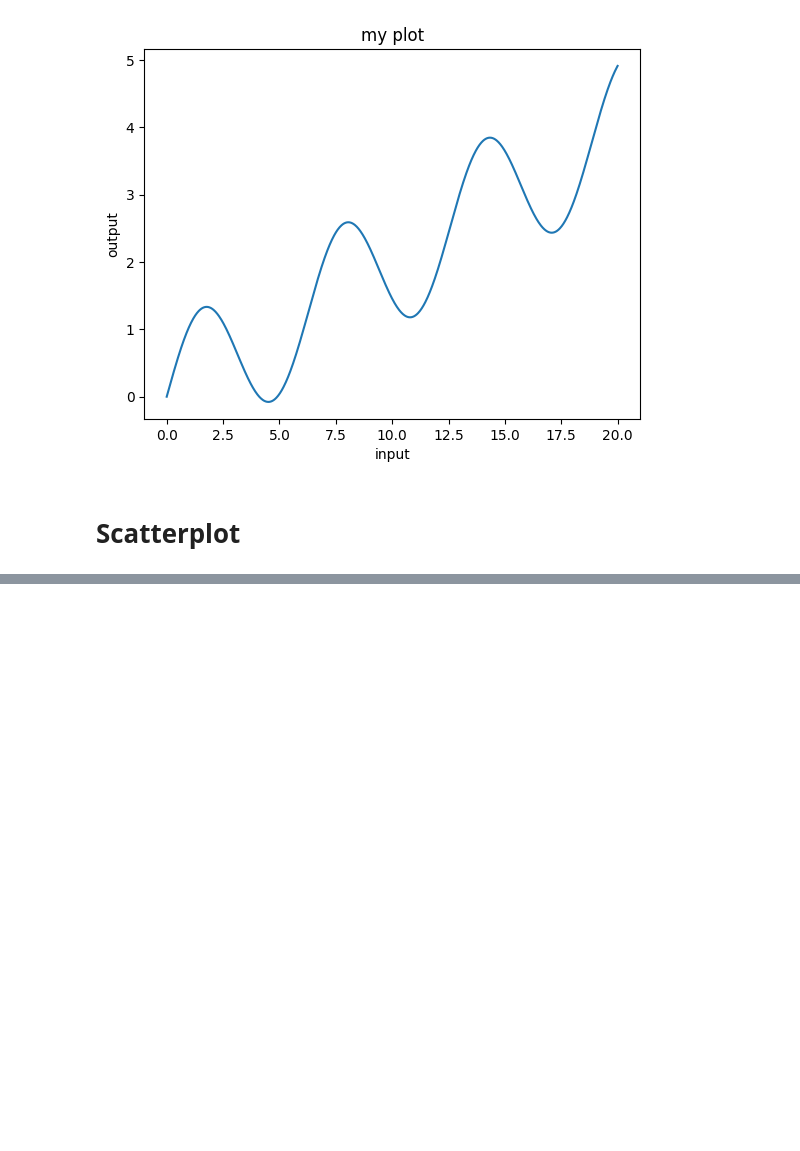
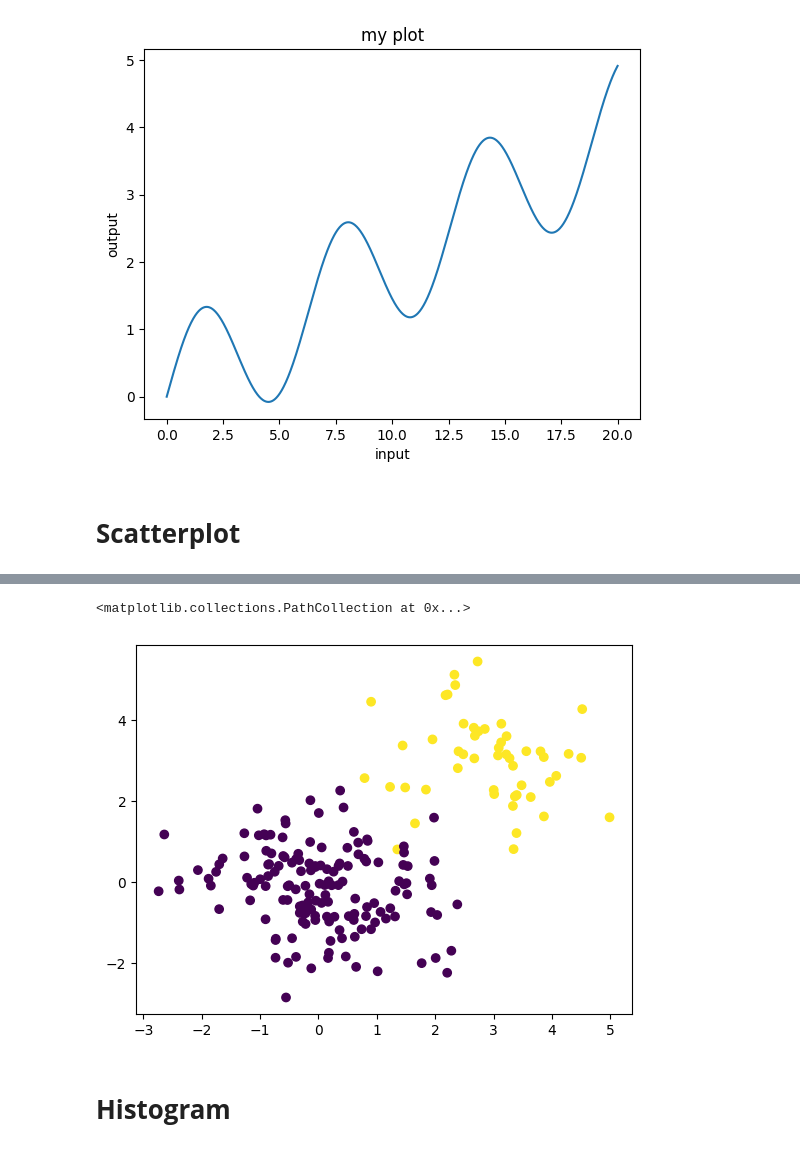
Before and after one commit to yeesem/Data-Visualization, a Jupyter notebook: Matplotlib_Deep_Learning_Prerequisite.ipynb, the cells around one changed output, grey strips where cells are left out. Cells and saved outputs as stored; diff of their text form; code cells hidden in the pictures; blank space fills up the shorter version.

```diff
--- a/Matplotlib_Deep_Learning_Prerequisite.ipynb
+++ b/Matplotlib_Deep_Learning_Prerequisite.ipynb
@@ -38,0 +45,11 @@ plt.title('my plot');
+# %%
+x = np.random.randn(200,2)
+x[:50] += 3
+Y = np.zeros(200)
+Y[:50] += 1
+plt.scatter(x[:,0],x[:,1],c=Y)
+# %% [output]
+<matplotlib.collections.PathCollection at 0x...>
+[figure, added]
+# %% [markdown]
+# **Histogram**
```
Also changed, not shown: parts of 17 cells of this notebook.
